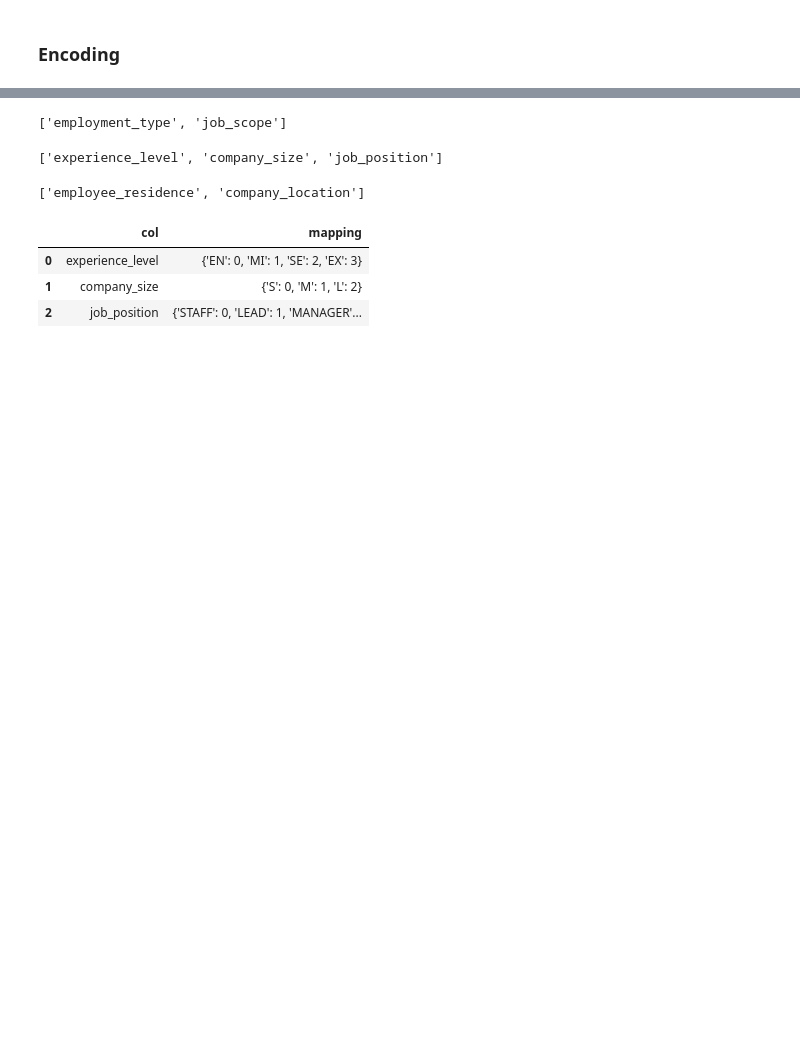
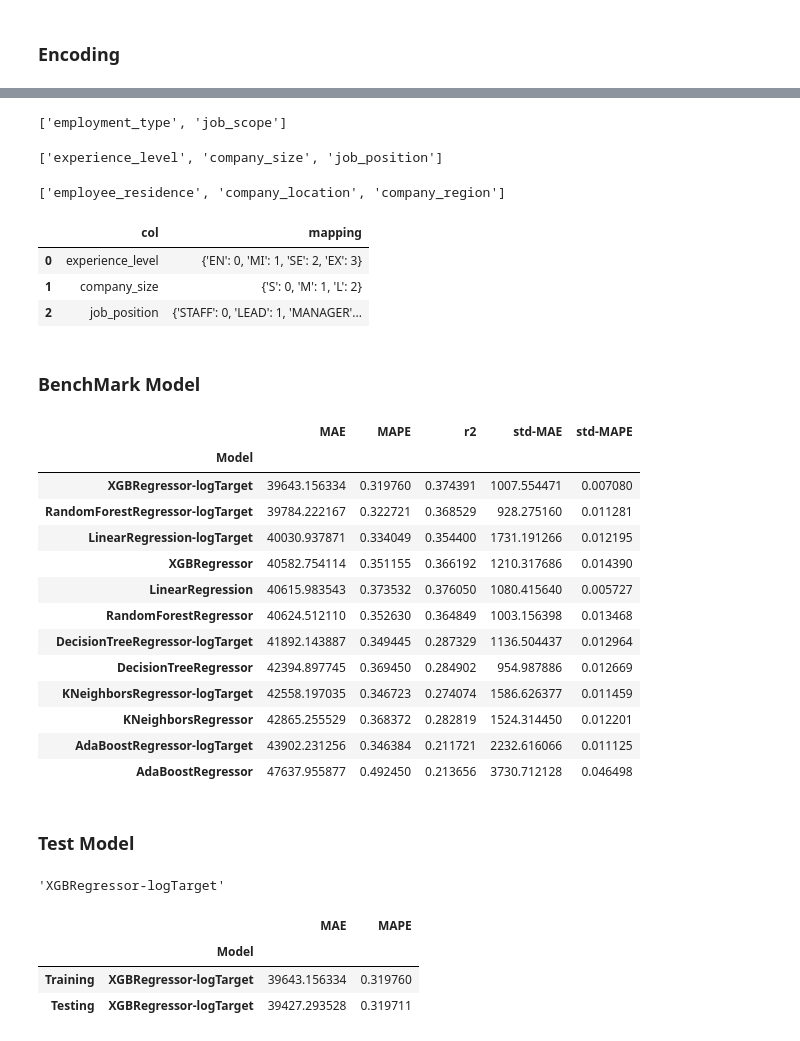
Before and after one commit to fnkhairudin/Data-Science-Salaries-Prediction, a Jupyter notebook: notebooks/2.0.1-modelling-analysis.ipynb, the cells around one changed output, grey strips where cells are left out. Cells and saved outputs as stored; diff of their text form; code cells hidden in the pictures; blank space fills up the shorter version.

```diff
--- a/notebooks/2.0.1-modelling-analysis.ipynb
+++ b/notebooks/2.0.1-modelling-analysis.ipynb
@@ -70,7 +127,7 @@ data
 # divide feature and target
 
 target = 'salary_in_usd'
-feature = data.drop(columns=target).columns
+feature = data.drop(columns=[target]).columns
 
 display(target, feature)
 # %% [output]
@@ -118,13 +177,13 @@ pd.DataFrame({
 # divide encode handling
 ohe = ['employment_type','job_scope']
 oren = ['experience_level', 'company_size', 'job_position']
-tgen = ['employee_residence', 'company_location']
+tgen = ['employee_residence', 'company_location','company_region']
 
 display(ohe,oren,tgen)
 # %% [output]
 ['employment_type', 'job_scope']
 ['experience_level', 'company_size', 'job_position']
-['employee_residence', 'company_location']
+['employee_residence', 'company_location', 'company_region']
 # %%
 orenMap = [{'col': 'experience_level', 'mapping': {'EN': 0, 'MI': 1, 'SE': 2, 'EX': 3}},
      {'col': 'company_size', 'mapping': {'S': 0, 'M': 1, 'L': 2}},
@@ -143,3 +202,5 @@ ct = ColumnTransformer([
     ('Ordinal Encoder', ce.OrdinalEncoder(cols=oren, mapping=orenMap), oren),
     ('Target Encoder', ce.TargetEncoder(), tgen)
 ], remainder='passthrough')
+# %% [markdown]
+### BenchMark Model
@@ -145,0 +298,30 @@ ct = ColumnTransformer([
+# %%
+printedTab = resultDf.sort_values(by='MAE')\
+    .style\
+    .highlight_max(subset=['r2'], color = 'yellow', axis = 0)\
+    .highlight_min(subset=['MAE','MAPE'], color = 'yellow', axis = 0)
+
+# display table
+printedTab
+# %% [output]
+|  | MAE | MAPE | r2 | std-MAE | std-MAPE |
+| Model |  |  |  |  |  |
+| XGBRegressor-logTarget | 39643.156334 | 0.319760 | 0.374391 | 1007.554471 | 0.007080 |
+| RandomForestRegressor-logTarget | 39784.222167 | 0.322721 | 0.368529 | 928.275160 | 0.011281 |
+| LinearRegression-logTarget | 40030.937871 | 0.334049 | 0.354400 | 1731.191266 | 0.012195 |
+| XGBRegressor | 40582.754114 | 0.351155 | 0.366192 | 1210.317686 | 0.014390 |
+| LinearRegression | 40615.983543 | 0.373532 | 0.376050 | 1080.415640 | 0.005727 |
+| RandomForestRegressor | 40624.512110 | 0.352630 | 0.364849 | 1003.156398 | 0.013468 |
+| DecisionTreeRegressor-logTarget | 41892.143887 | 0.349445 | 0.287329 | 1136.504437 | 0.012964 |
+| DecisionTreeRegressor | 42394.897745 | 0.369450 | 0.284902 | 954.987886 | 0.012669 |
+| KNeighborsRegressor-logTarget | 42558.197035 | 0.346723 | 0.274074 | 1586.626377 | 0.011459 |
+| KNeighborsRegressor | 42865.255529 | 0.368372 | 0.282819 | 1524.314450 | 0.012201 |
+| AdaBoostRegressor-logTarget | 43902.231256 | 0.346384 | 0.211721 | 2232.616066 | 0.011125 |
+| AdaBoostRegressor | 47637.955877 | 0.492450 | 0.213656 | 3730.712128 | 0.046498 |
+# %% [markdown]
+### Test Model
+# %%
+selected_model = list(resultDf[resultDf['MAE'] == resultDf['MAE'].min()].index.values)[0]
+selected_model
+# %% [output]
+'XGBRegressor-logTarget'
@@ -145,0 +352,11 @@ ct = ColumnTransformer([
+# %%
+printedTab = pd.concat(
+    [resultDf.loc[[selected_model]][['MAE','MAPE']], score_bt[['MAE','MAPE']]],
+    keys=['Training','Testing'])
+
+printedTab
+# %% [output]
+|  |  | MAE | MAPE |
+|  | Model |  |  |
+| Training | XGBRegressor-logTarget | 39643.156334 | 0.319760 |
+| Testing | XGBRegressor-logTarget | 39427.293528 | 0.319711 |
```
Also changed, not shown: parts of 11 cells of this notebook, 1 other file.
